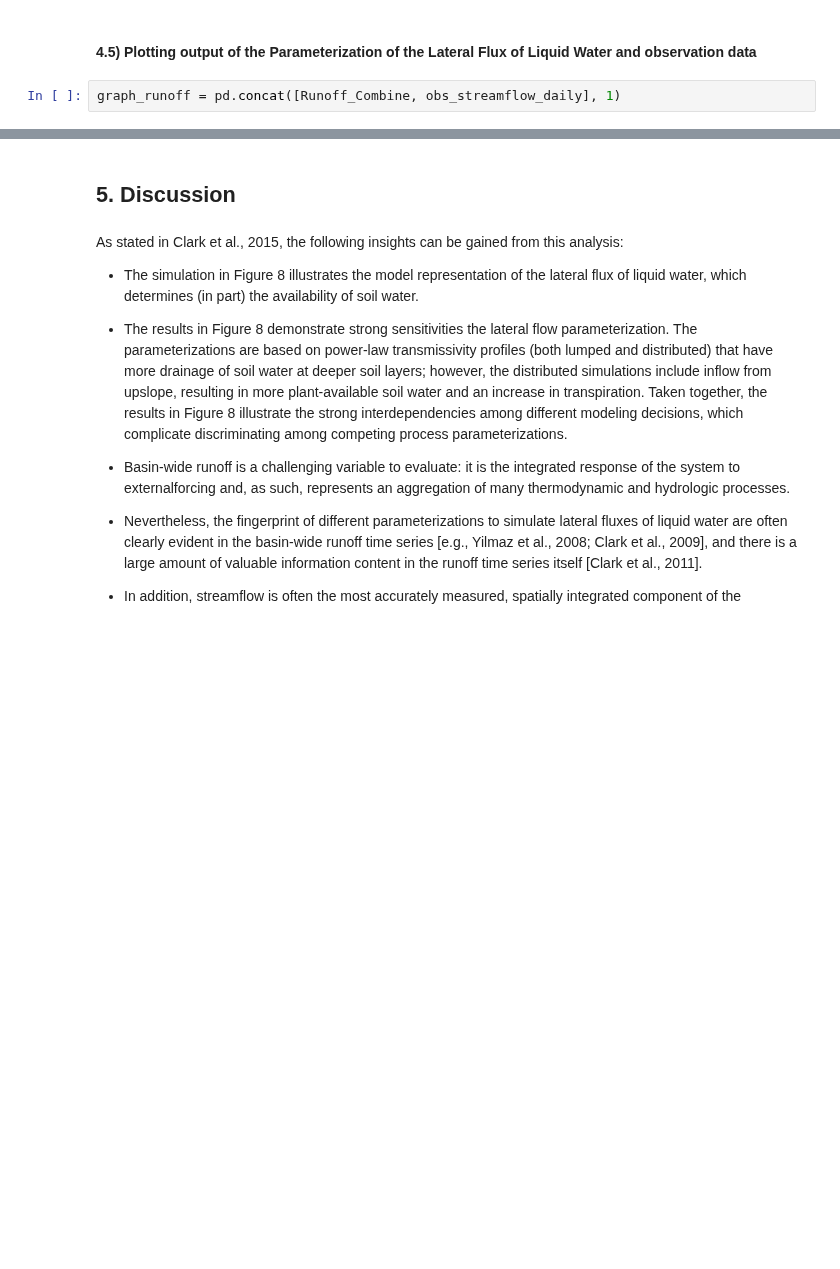
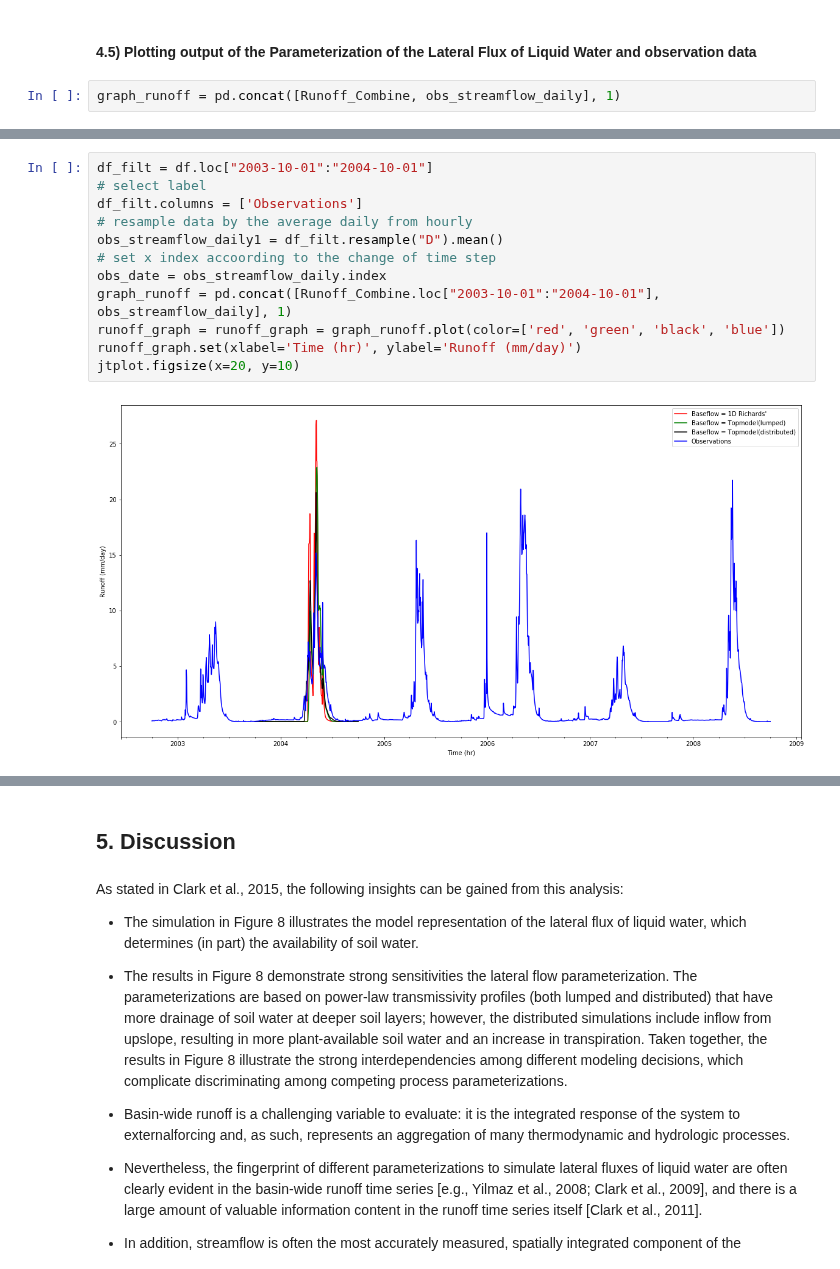
Before and after one commit to UW-Hydro/pysumma, a Jupyter notebook: sopron_2018_notebooks/pySUMMA_Demo_Example_Fig9_Using_TestCase_from_Hydroshare.ipynb, the cells around one changed output, grey strips where cells are left out. Cells and saved outputs as stored; diff of their text form; blank space fills up the shorter version.

```diff
--- a/sopron_2018_notebooks/pySUMMA_Demo_Example_Fig9_Using_TestCase_from_Hydroshare.ipynb
+++ b/sopron_2018_notebooks/pySUMMA_Demo_Example_Fig9_Using_TestCase_from_Hydroshare.ipynb
@@ -435,0 +453,14 @@ jtplot.figsize(x=20, y=10)
+# %%
+df_filt = df.loc["2003-10-01":"2004-10-01"]
+# select label
+df_filt.columns = ['Observations']
+# resample data by the average daily from hourly
+obs_streamflow_daily1 = df_filt.resample("D").mean()
+# set x index accoording to the change of time step
+obs_date = obs_streamflow_daily.index
+graph_runoff = pd.concat([Runoff_Combine.loc["2003-10-01":"2004-10-01"], obs_streamflow_daily], 1)
+runoff_graph = runoff_graph = graph_runoff.plot(color=['red', 'green', 'black', 'blue'])
+runoff_graph.set(xlabel='Time (hr)', ylabel='Runoff (mm/day)')
+jtplot.figsize(x=20, y=10)
+# %% [output]
+[figure, added]
```
Also changed, not shown: parts of 19 cells of this notebook, 4 other files.
